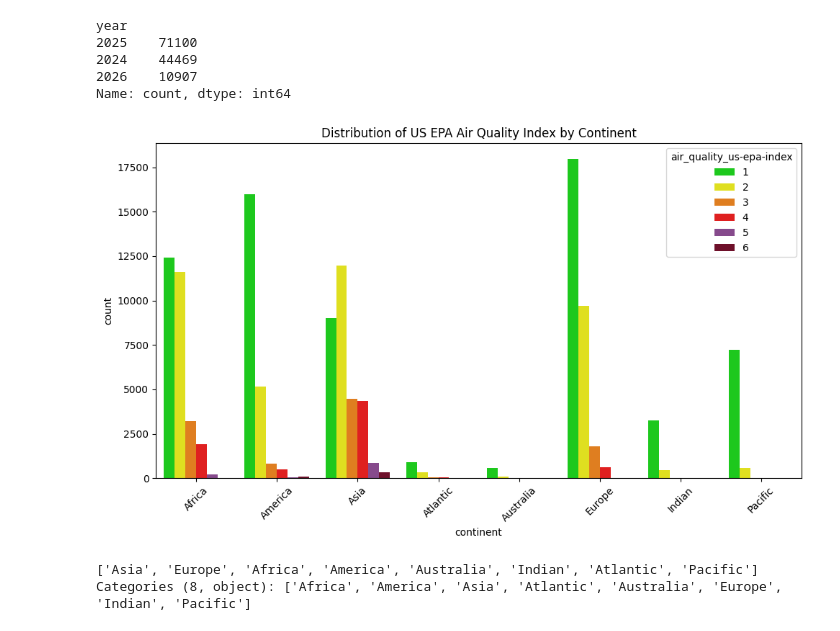
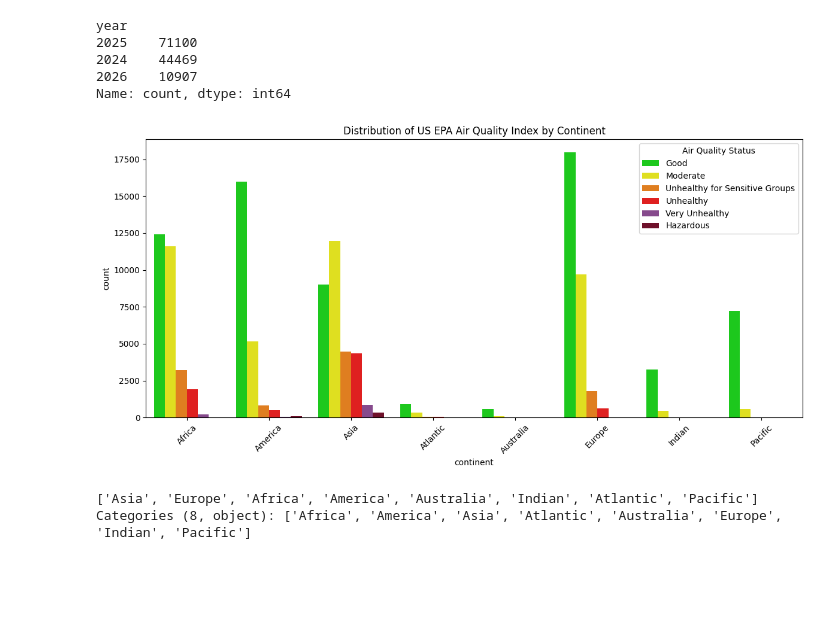
Before and after one commit to leagravellard/Memoire, a Jupyter notebook: notebooks/01_exploration.ipynb, the cells around one changed output. Drawn from its saved outputs; the diff is of its cells as text; code cells hidden in the pictures; blank space fills up the shorter version.

```diff
--- a/notebooks/01_exploration.ipynb
+++ b/notebooks/01_exploration.ipynb
@@ -648,30 +732,28 @@ year
 2026    10907
 Name: count, dtype: int64
 # %%
-epa_palette = {
-    1: "#00e400",
-    2: "#ffff00",
-    3: "#ff7e00",
-    4: "#ff0000",
-    5: "#8f3f97",
-    6: "#7e0023"
-}
+# 2. Distribution de l'indice de qualité de l'air US EPA par continent
 
-plt.figure(figsize=(10,6))
+plt.figure(figsize=(12,6))
 
 sns.countplot(
     data=df_2,
     x='continent',
     hue='air_quality_us-epa-index',
-    palette=epa_palette
+    palette=us_colors_list
 )
+
+# On récupère les noms des catégories
+category_labels = [us_map.get(i, i) for i in sorted(df_2['air_quality_us-epa-index'].unique())]
+
+plt.legend(title="Air Quality Status", labels=category_labels, loc='upper right')
 
 plt.xticks(rotation=45)
 plt.title("Distribution of US EPA Air Quality Index by Continent")
 plt.tight_layout()
 plt.show()
 # %% [output]
-[figure, old version]
+[figure, new version]
 # %%
 df_2['continent'].unique()
 # %% [output]
```
Also changed, not shown: parts of 65 cells of this notebook.
